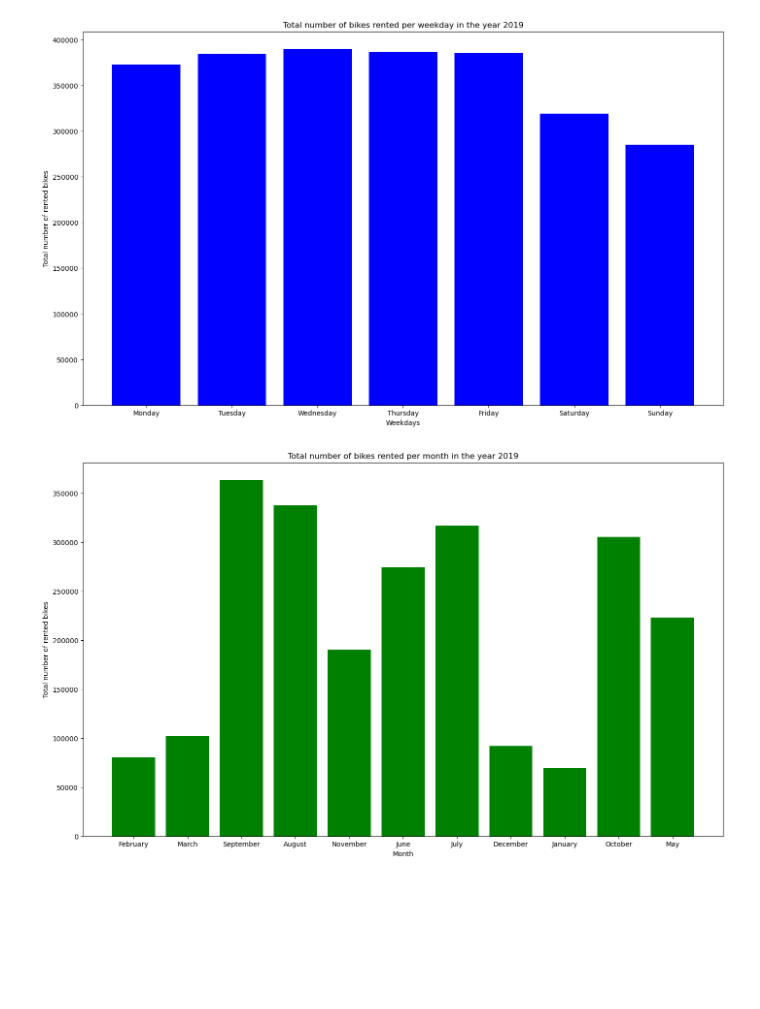
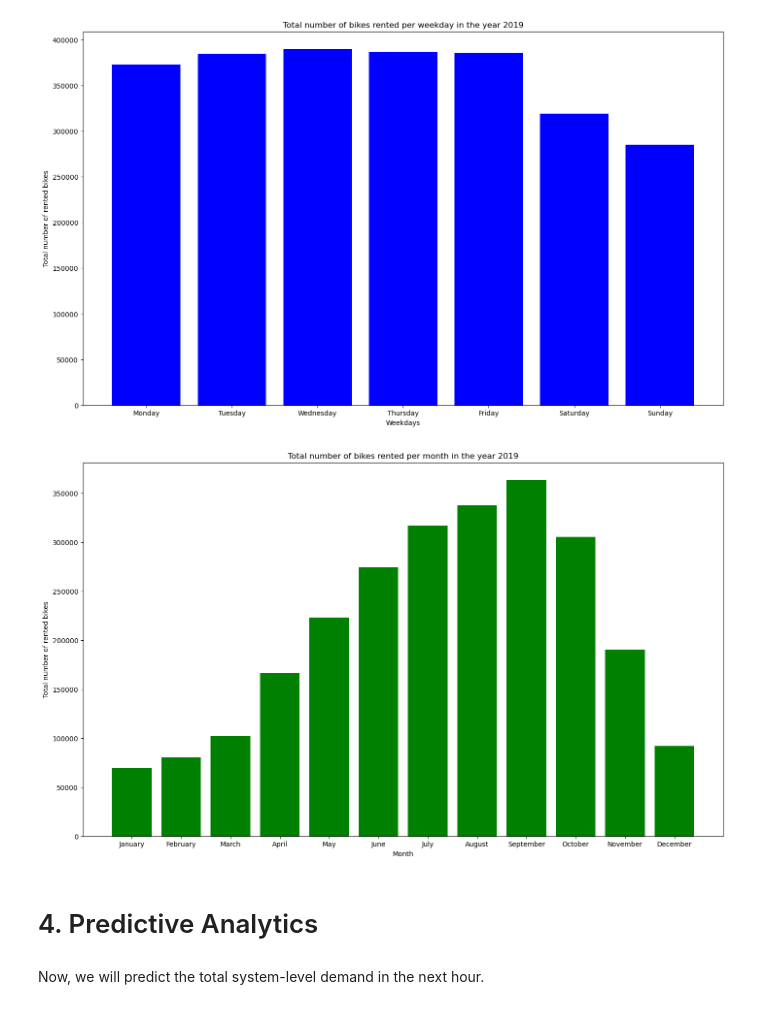
Before and after one commit to JuliusScheuerer/AA_Team_12_Assignment, a Jupyter notebook: AA_Team_12_Code.ipynb, the cells around one changed output. Saved outputs shown, nothing was run; the diff lists cells and outputs as text; code cells hidden in the pictures; blank space fills up the shorter version.

```diff
--- a/AA_Team_12_Code.ipynb
+++ b/AA_Team_12_Code.ipynb
@@ -675,17 +675,22 @@ plt.show()
 # %%
 #Fleet usage during the year 2019 (How many bikes were rented per month during the year 2019?)
 
 months = trip_data_website['start_time'].dt.month_name()
-flusage_months = months.groupby(months).size().reset_index(name='counts')
-flusage_months = flusage_months.reindex([3,7,11,1,9,6,5,2,4,10,9,8])
+flusage_month = months.groupby(months).size().reset_index(name='counts')
+flusage_month = flusage_month.reindex([4,3,7,0,8,6,5,1,11,10,9,2])
+
 
 fig = plt.figure(figsize=(17,10))
 
 plt.title('Total number of bikes rented per month in the year 2019')
 plt.xlabel('Month')
 plt.ylabel('Total number of rented bikes')
-plt.bar(flusage_months['start_time'], flusage_months['counts'], color='g')
+plt.bar(flusage_month['start_time'], flusage_month['counts'], color='g')
 
 plt.show()
 # %% [output]
-[figure, old version]
+[figure, new version]
+# %% [markdown]
+# 4. Predictive Analytics
+# %% [markdown]
+Now, we will predict the total system-level demand in the next hour.
```
